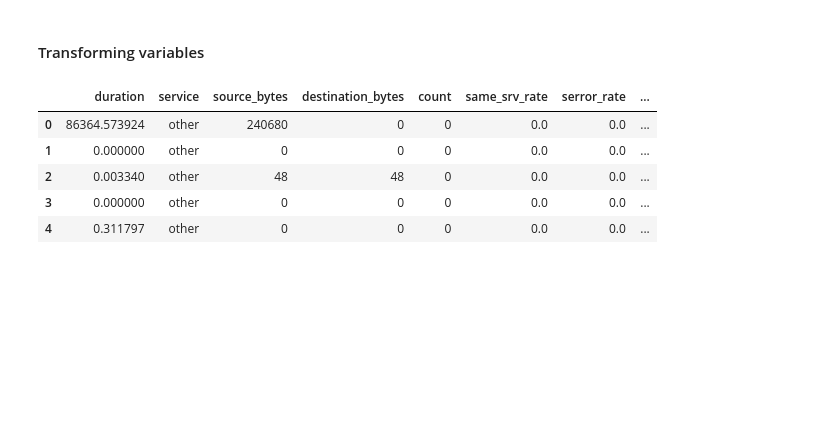
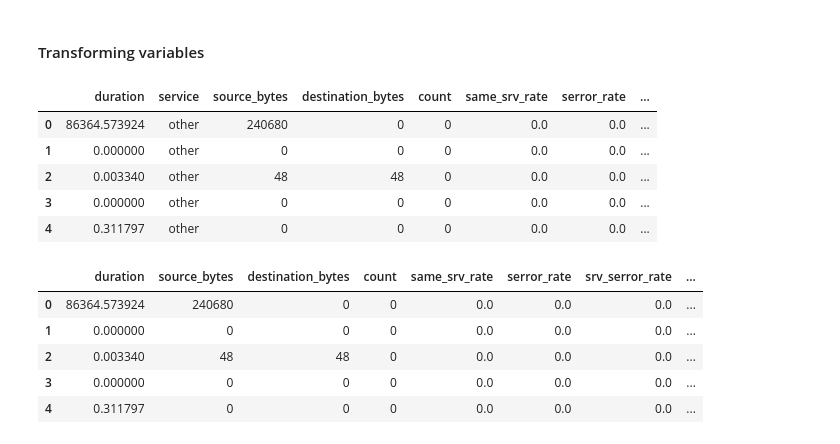
Before and after one commit to Backup8Bits/mlops-model, a Jupyter notebook: notebooks/eda_network.ipynb, the cells around one changed output. Saved outputs shown, nothing was run; the diff lists cells and outputs as text; code cells hidden in the pictures; blank space fills up the shorter version.

```diff
--- a/notebooks/eda_network.ipynb
+++ b/notebooks/eda_network.ipynb
@@ -168,3 +177,22 @@ def transform_ipv6_to_ipv4(ip:str)->str:
+# %%
+def map_ipv6_to_ipv4(ipv6_addr):
+    # Convert the IPv6 address to an integer
+    ipv6_int = int(ipaddress.IPv6Address(ipv6_addr))
+
+    # Select a suitable range for IPv4 addresses (e.g., 192.168.0.0/16)
+    ipv4_base_int = int(ipaddress.IPv4Address('192.168.0.0'))
+    ipv4_range = 2**16  # Number of addresses in the range 192.168.0.0/16
+
+    # Create a simple mapping: take the lower 16 bits of the IPv6 address
+    mapped_ipv4_int = ipv4_base_int + (ipv6_int & (ipv4_range - 1))
+
+    # Convert the mapped integer back to an IPv4 address
+    mapped_ipv4_addr = ipaddress.IPv4Address(mapped_ipv4_int)
+
+    return mapped_ipv4_addr
+
+def ip_to_int(ip):
+    return int(ipaddress.IPv4Address(ip))
 # %%
 # Categorical columns
 cat_cols = [
@@ -236,4 +265,29 @@ with pd.option_context(
 | 4 | 0.311797 | other | 0 | 0 | 0 | 0.0 | 0.0 | ... |
 # %%
 # Delete columns
-df_transform = df_transform.drop(columns=["service", "flag", "ashula_detection", "ashula_split", "ashula_code", "service_split", "protocol"])
+df_transform = df_transform.drop(
+    columns=[
+        "service",
+        "flag",
+        "ashula_detection",
+        "ashula_split",
+        "ashula_code",
+        "service_split",
+        "protocol",
+        "malware_detection",
+        'start_time',
+    ]
+)
+# Show Results
+with pd.option_context(
+    'display.max_colwidth', None,
+    'display.max_columns', None,
+    'display.max_rows', None):
+    display(df_transform.head())
+# %% [output]
+|  | duration | source_bytes | destination_bytes | count | same_srv_rate | serror_rate | srv_serror_rate | ... |
+| 0 | 86364.573924 | 240680 | 0 | 0 | 0.0 | 0.0 | 0.0 | ... |
+| 1 | 0.000000 | 0 | 0 | 0 | 0.0 | 0.0 | 0.0 | ... |
+| 2 | 0.003340 | 48 | 48 | 0 | 0.0 | 0.0 | 0.0 | ... |
+| 3 | 0.000000 | 0 | 0 | 0 | 0.0 | 0.0 | 0.0 | ... |
+| 4 | 0.311797 | 0 | 0 | 0 | 0.0 | 0.0 | 0.0 | ... |
```
Also changed, not shown: parts of 26 cells of this notebook, 2 other files.
